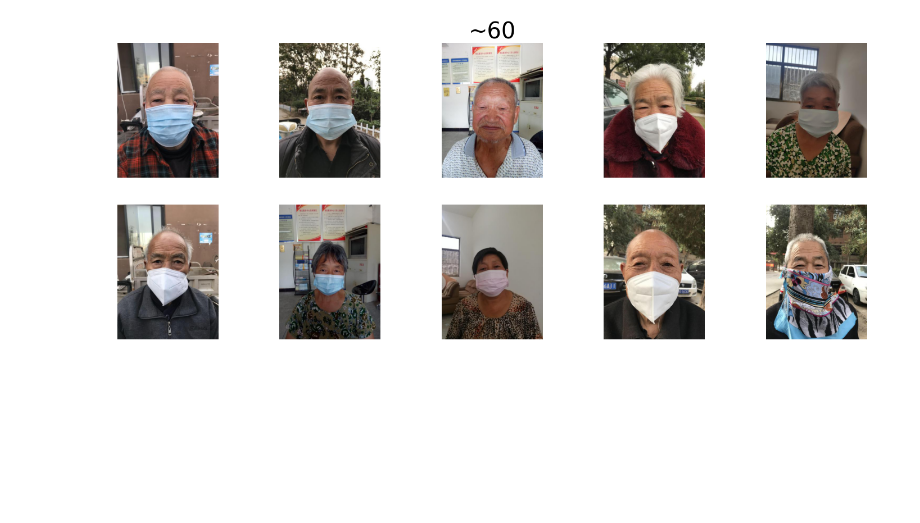
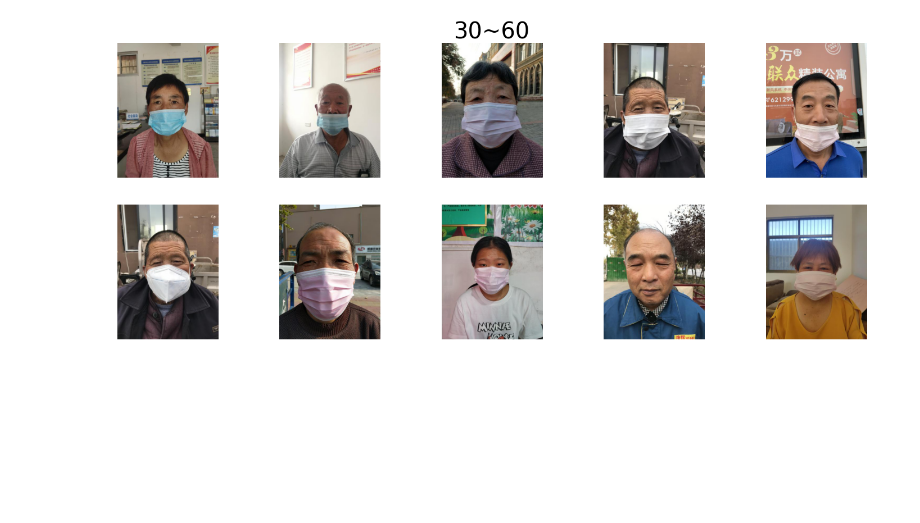
Before and after one commit to boostcampaitech4cv1/level1_imageclassification_cv-level1-cv-03, a Jupyter notebook: check_inference_age.ipynb, the cells around one changed output. Drawn from its saved outputs; the diff is of its cells as text; code cells hidden in the pictures.

```diff
--- a/check_inference_age.ipynb
+++ b/check_inference_age.ipynb
@@ -16,24 +16,24 @@ df.head()
 | 3 | 4f9cb2a045c6d5b9e50ad3459ea7b791e... | 1 |
 | 4 | 248428d9a4a5b6229a7081c32851b90cb... | 0 |
 # %%
-age = 2    # ~30 : 0  //  30~60 : 1  //  60~ : 2
+age = 1    # ~30 : 0  //  30~60 : 1  //  60~ : 2
 check_stat = ['~30', '30~60', '~60']
 num_imgs=10
 img_info = df[df['ans']==age].sample(num_imgs)
 file_names = img_info['ImageID'].tolist()
 imgs=[]
 for file_name in file_names:
     imgs.append(plt.imread(img_dir_path + file_name))
 col = 4
 row = num_imgs // (col-1)
 
 fig = plt.figure(figsize=(25, row*5))
 plt.title(check_stat[age], fontsize=40)
 plt.axis('off')
 for i in range(num_imgs):
     ax = fig.add_subplot(row, col+1, i+1)
     plt.axis('off')
     ax.imshow(imgs[i])
 plt.show()
 # %% [output]
-[figure, old version]
+[figure, new version]
```
Also changed, not shown: parts of 1 cell of this notebook, 4 other files.
